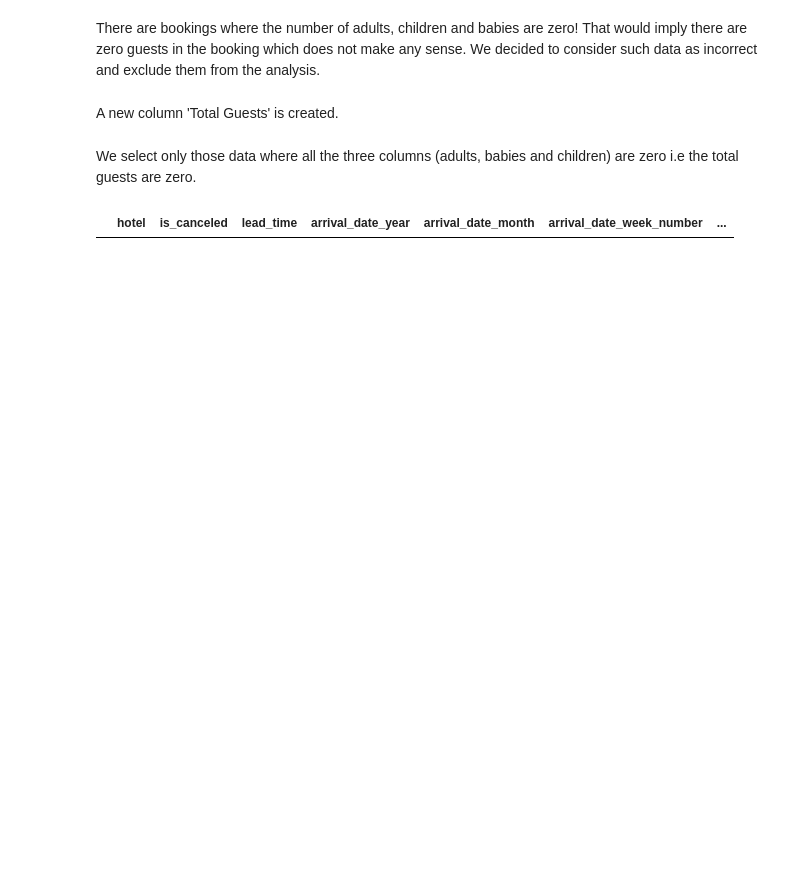
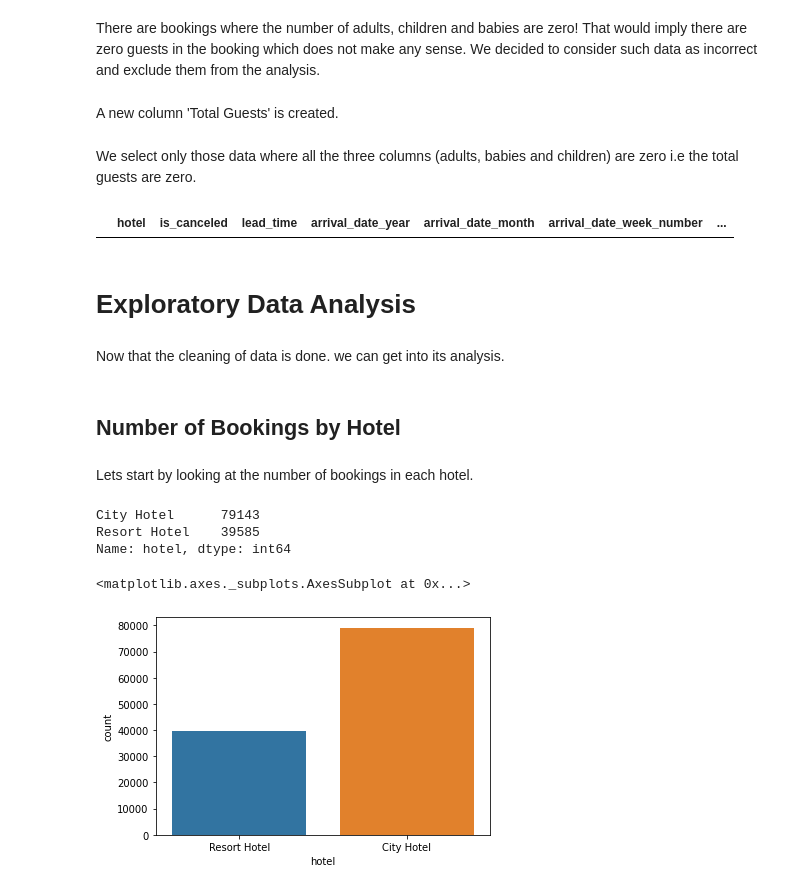
Before and after one commit to ParvezMakandar/Hotel-Booking-Analysis, a Jupyter notebook: Hotel_Booking_Analysis_Capstone_Project.ipynb, the cells around one changed output. Cells and saved outputs as stored; diff of their text form; code cells hidden in the pictures; blank space fills up the shorter version.

Commit message:
Third commit Hotel booking

```diff
--- a/Hotel_Booking_Analysis_Capstone_Project.ipynb
+++ b/Hotel_Booking_Analysis_Capstone_Project.ipynb
@@ -203,3 +225,22 @@ hotel_df.drop(hotel_df[hotel_df['total_guests']==0].index, inplace = True)
 hotel_df[hotel_df.total_guests == 0]
 # %% [output]
 |  | hotel | is_canceled | lead_time | arrival_date_year | arrival_date_month | arrival_date_week_number | ... |
+# %% [markdown]
+# Exploratory Data Analysis
+# %% [markdown]
+Now that the cleaning of data is done. we can get into its analysis.
+# %% [markdown]
+## Number of Bookings by Hotel
+# %% [markdown]
+Lets start by looking at the number of bookings in each hotel.
+# %%
+hotel_df['hotel'].value_counts()
+# %% [output]
+City Hotel      79143
+Resort Hotel    39585
+Name: hotel, dtype: int64
+# %%
+sns.countplot(hotel_df.hotel)
+# %% [output]
+<matplotlib.axes._subplots.AxesSubplot at 0x...>
+[figure, added]
```
Also changed, not shown: parts of 15 cells of this notebook.
